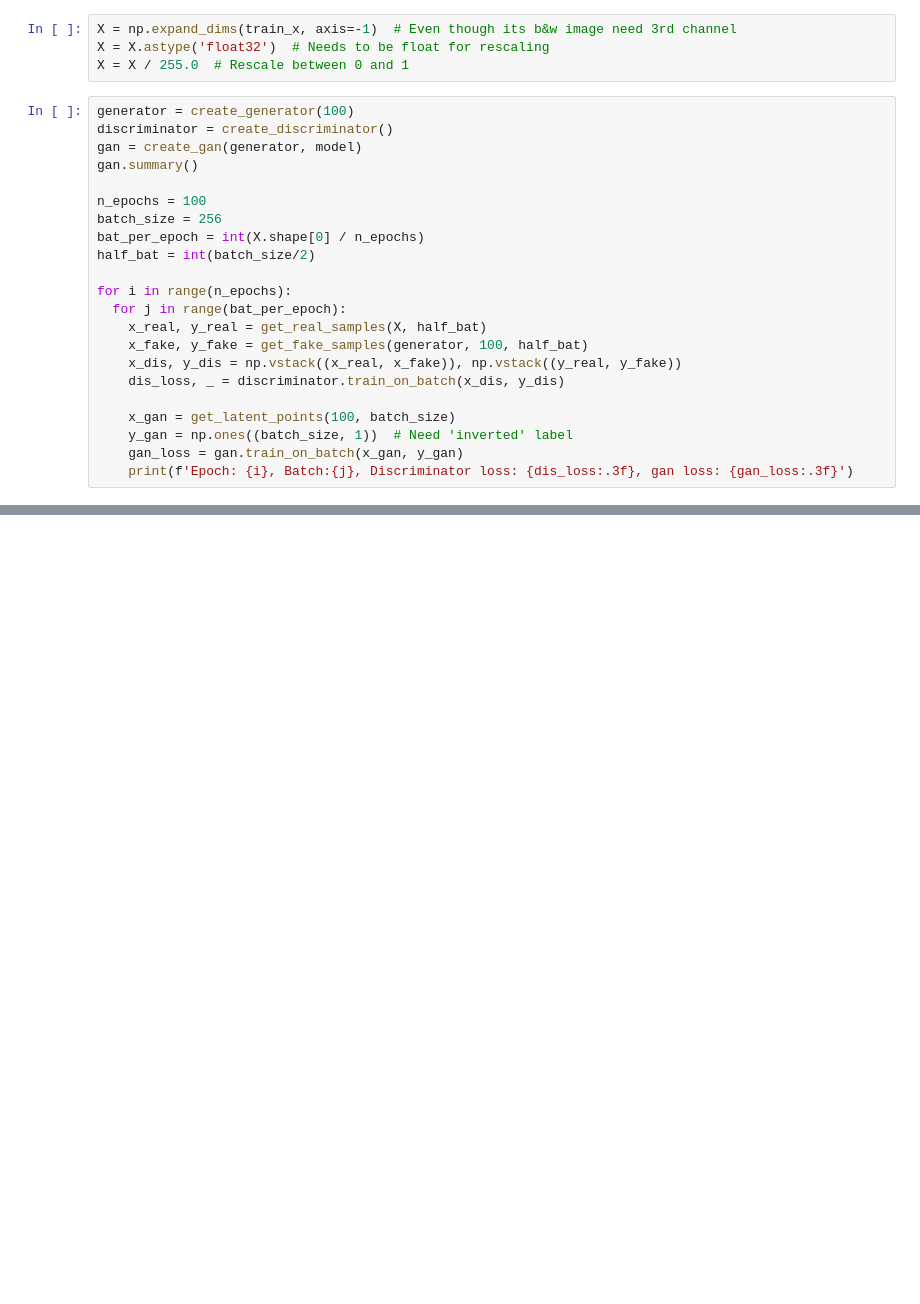
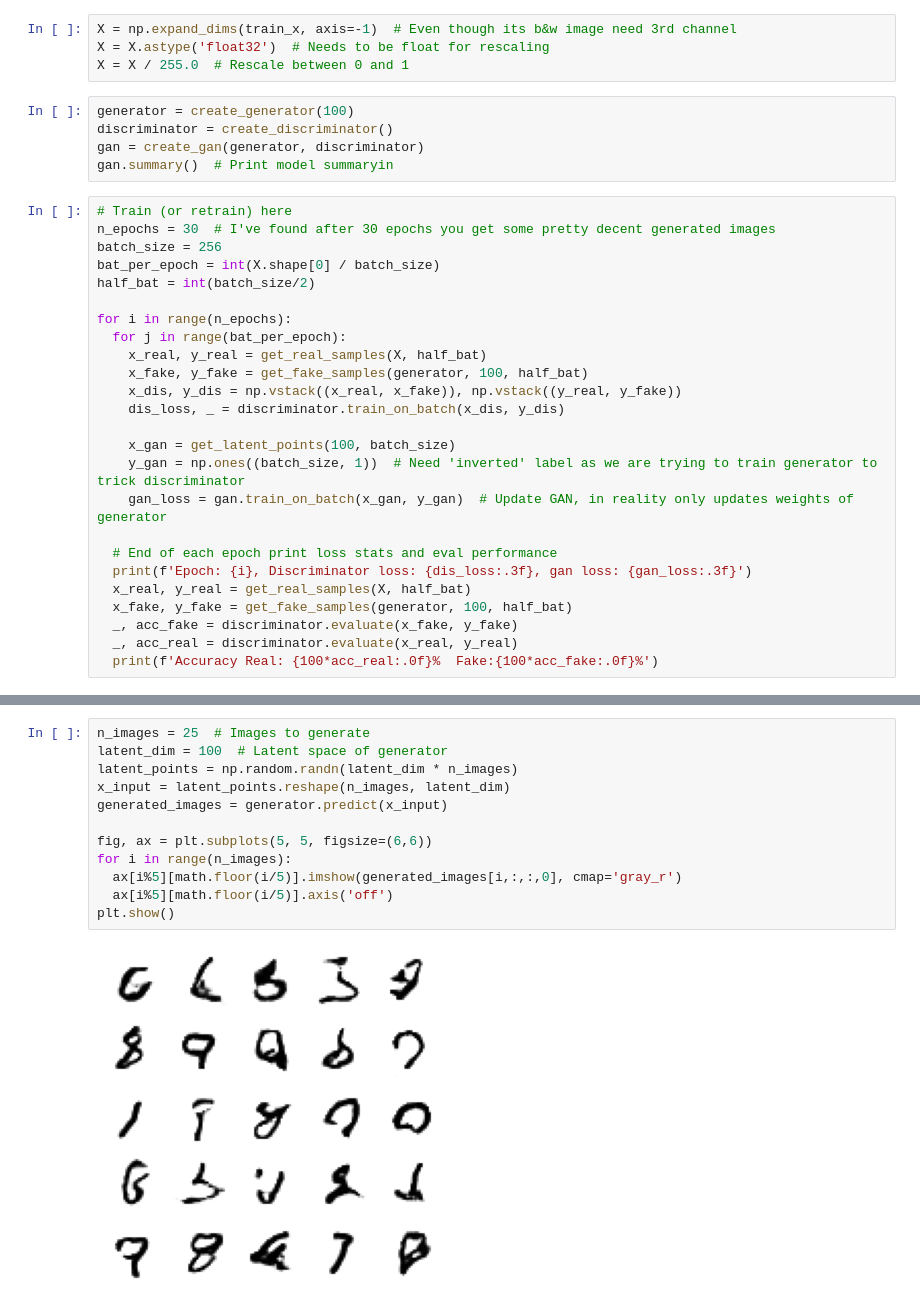
Before and after one commit to jj364/deep_learning, a Jupyter notebook: Keras_GAN.ipynb, the cells around one changed output, grey strips where cells are left out. Saved outputs shown, nothing was run; the diff lists cells and outputs as text; blank space fills up the shorter version.

```diff
--- a/Keras_GAN.ipynb
+++ b/Keras_GAN.ipynb
@@ -103,15 +117,16 @@ We need to prepare the data for training
 X = np.expand_dims(train_x, axis=-1)  # Even though its b&w image need 3rd channel
 X = X.astype('float32')  # Needs to be float for rescaling
 X = X / 255.0  # Rescale between 0 and 1
+# %%
+generator = create_generator(100)
+discriminator = create_discriminator()
+gan = create_gan(generator, discriminator)
+gan.summary()  # Print model summaryin
 # %%
-generator = create_generator(100)
-discriminator = create_discriminator()
-gan = create_gan(generator, model)
-gan.summary()
-
-n_epochs = 100
+# Train (or retrain) here
+n_epochs = 30  # I've found after 30 epochs you get some pretty decent generated images
 batch_size = 256
-bat_per_epoch = int(X.shape[0] / n_epochs)
+bat_per_epoch = int(X.shape[0] / batch_size)
 half_bat = int(batch_size/2)
 
 for i in range(n_epochs):
@@ -122,7 +137,14 @@ for i in range(n_epochs):
     dis_loss, _ = discriminator.train_on_batch(x_dis, y_dis)
 
     x_gan = get_latent_points(100, batch_size)
-    y_gan = np.ones((batch_size, 1))  # Need 'inverted' label
-    gan_loss = gan.train_on_batch(x_gan, y_gan)
-    print(f'Epoch: {i}, Batch:{j}, Discriminator loss: {dis_loss:.3f}, gan loss: {gan_loss:.3f}')
+    y_gan = np.ones((batch_size, 1))  # Need 'inverted' label as we are trying to train generator to trick discriminator
+    gan_loss = gan.train_on_batch(x_gan, y_gan)  # Update GAN, in reality only updates weights of generator
+
+  # End of each epoch print loss stats and eval performance
+  print(f'Epoch: {i}, Discriminator loss: {dis_loss:.3f}, gan loss: {gan_loss:.3f}')
+  x_real, y_real = get_real_samples(X, half_bat)
+  x_fake, y_fake = get_fake_samples(generator, 100, half_bat)
+  _, acc_fake = discriminator.evaluate(x_fake, y_fake)
+  _, acc_real = discriminator.evaluate(x_real, y_real)
+  print(f'Accuracy Real: {100*acc_real:.0f}%  Fake:{100*acc_fake:.0f}%')
 # %% [output]
@@ -146,0 +170,14 @@ KeyboardInterrupt: ignored
+# %%
+n_images = 25  # Images to generate
+latent_dim = 100  # Latent space of generator
+latent_points = np.random.randn(latent_dim * n_images)
+x_input = latent_points.reshape(n_images, latent_dim)
+generated_images = generator.predict(x_input)
+
+fig, ax = plt.subplots(5, 5, figsize=(6,6))
+for i in range(n_images):
+  ax[i%5][math.floor(i/5)].imshow(generated_images[i,:,:,0], cmap='gray_r')
+  ax[i%5][math.floor(i/5)].axis('off')
+plt.show()
+# %% [output]
+[figure, added]
```
Also changed, not shown: parts of 7 cells of this notebook.
